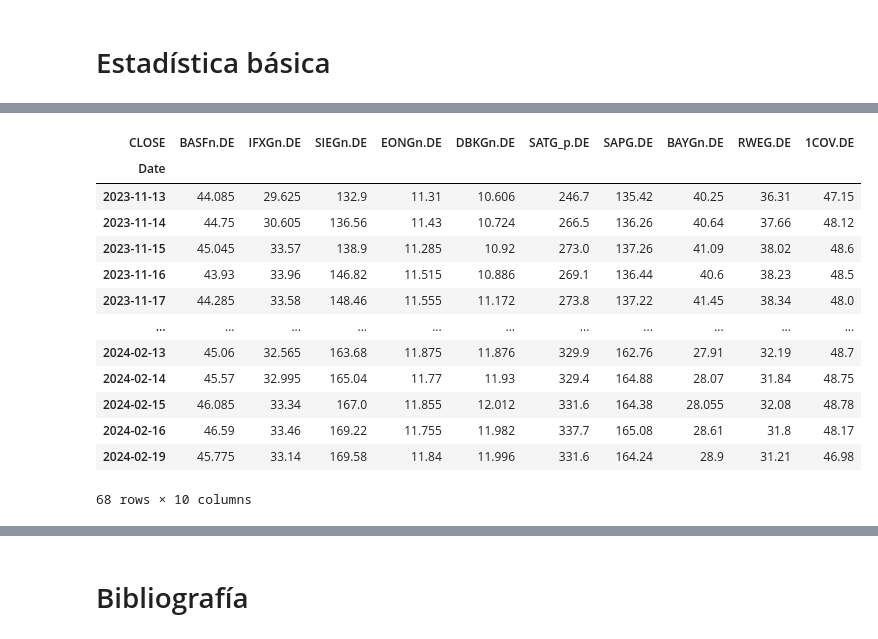
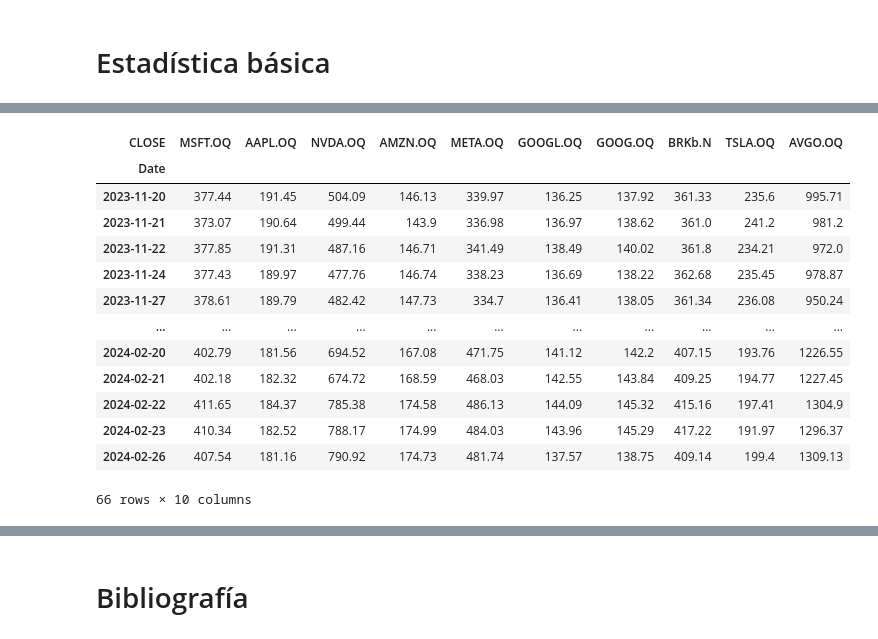
Before and after one commit to neftalivldz/finanzas2024, a Jupyter notebook: 01_refinitiv_pandas.ipynb, the cells around one changed output, grey strips where cells are left out. Cells and saved outputs as stored; diff of their text form; code cells hidden in the pictures.

```diff
--- a/01_refinitiv_pandas.ipynb
+++ b/01_refinitiv_pandas.ipynb
@@ -203,0 +241,7 @@ generen grafico para volumen de menor a mayor DJI
+# %%
+ivv = ek.get_data('IVV', ['TR.FundHoldingRIC','TR.FundHoldingName',
+                           'TR.FundPercentageOfFundAssets',
+                           'TR.FundNumberOfShares',
+                           'TR.FundNumberOfSharesChanged'],
+            {'Endnum':'5000'})[0]
+ivv
@@ -477,4 +586,4 @@ df_ts[-10:]
 # %%
-dax_corto = dax['Instrument'][0:10].tolist()
-dax_corto
+ivv_corto = ivv['Holding RIC'][0:10].tolist()
+ivv_corto
 # %% [output]
@@ -497,21 +606,21 @@ print(today, d)
 # %%
-df = ek.get_timeseries(dax_corto, start_date = d, end_date = today, fields='CLOSE', interval="daily")
+df = ek.get_timeseries(ivv_corto, start_date = d, end_date = today, fields='CLOSE', interval="daily")
 df
 # %% [output]
-| CLOSE | BASFn.DE | IFXGn.DE | SIEGn.DE | EONGn.DE | DBKGn.DE | SATG_p.DE | SAPG.DE | BAYGn.DE | RWEG.DE | 1COV.DE |
+| CLOSE | MSFT.OQ | AAPL.OQ | NVDA.OQ | AMZN.OQ | META.OQ | GOOGL.OQ | GOOG.OQ | BRKb.N | TSLA.OQ | AVGO.OQ |
 | Date |  |  |  |  |  |  |  |  |  |  |
-| 2023-11-13 | 44.085 | 29.625 | 132.9 | 11.31 | 10.606 | 246.7 | 135.42 | 40.25 | 36.31 | 47.15 |
-| 2023-11-14 | 44.75 | 30.605 | 136.56 | 11.43 | 10.724 | 266.5 | 136.26 | 40.64 | 37.66 | 48.12 |
-| 2023-11-15 | 45.045 | 33.57 | 138.9 | 11.285 | 10.92 | 273.0 | 137.26 | 41.09 | 38.02 | 48.6 |
-| 2023-11-16 | 43.93 | 33.96 | 146.82 | 11.515 | 10.886 | 269.1 | 136.44 | 40.6 | 38.23 | 48.5 |
-| 2023-11-17 | 44.285 | 33.58 | 148.46 | 11.555 | 11.172 | 273.8 | 137.22 | 41.45 | 38.34 | 48.0 |
+| 2023-11-20 | 377.44 | 191.45 | 504.09 | 146.13 | 339.97 | 136.25 | 137.92 | 361.33 | 235.6 | 995.71 |
+| 2023-11-21 | 373.07 | 190.64 | 499.44 | 143.9 | 336.98 | 136.97 | 138.62 | 361.0 | 241.2 | 981.2 |
+| 2023-11-22 | 377.85 | 191.31 | 487.16 | 146.71 | 341.49 | 138.49 | 140.02 | 361.8 | 234.21 | 972.0 |
+| 2023-11-24 | 377.43 | 189.97 | 477.76 | 146.74 | 338.23 | 136.69 | 138.22 | 362.68 | 235.45 | 978.87 |
+| 2023-11-27 | 378.61 | 189.79 | 482.42 | 147.73 | 334.7 | 136.41 | 138.05 | 361.34 | 236.08 | 950.24 |
 | ... | ... | ... | ... | ... | ... | ... | ... | ... | ... | ... |
-| 2024-02-13 | 45.06 | 32.565 | 163.68 | 11.875 | 11.876 | 329.9 | 162.76 | 27.91 | 32.19 | 48.7 |
-| 2024-02-14 | 45.57 | 32.995 | 165.04 | 11.77 | 11.93 | 329.4 | 164.88 | 28.07 | 31.84 | 48.75 |
-| 2024-02-15 | 46.085 | 33.34 | 167.0 | 11.855 | 12.012 | 331.6 | 164.38 | 28.055 | 32.08 | 48.78 |
-| 2024-02-16 | 46.59 | 33.46 | 169.22 | 11.755 | 11.982 | 337.7 | 165.08 | 28.61 | 31.8 | 48.17 |
-| 2024-02-19 | 45.775 | 33.14 | 169.58 | 11.84 | 11.996 | 331.6 | 164.24 | 28.9 | 31.21 | 46.98 |
+| 2024-02-20 | 402.79 | 181.56 | 694.52 | 167.08 | 471.75 | 141.12 | 142.2 | 407.15 | 193.76 | 1226.55 |
+| 2024-02-21 | 402.18 | 182.32 | 674.72 | 168.59 | 468.03 | 142.55 | 143.84 | 409.25 | 194.77 | 1227.45 |
+| 2024-02-22 | 411.65 | 184.37 | 785.38 | 174.58 | 486.13 | 144.09 | 145.32 | 415.16 | 197.41 | 1304.9 |
+| 2024-02-23 | 410.34 | 182.52 | 788.17 | 174.99 | 484.03 | 143.96 | 145.29 | 417.22 | 191.97 | 1296.37 |
+| 2024-02-26 | 407.54 | 181.16 | 790.92 | 174.73 | 481.74 | 137.57 | 138.75 | 409.14 | 199.4 | 1309.13 |
-68 rows × 10 columns
+66 rows × 10 columns
 # %%
 df.describe()
 # %% [output]
```
Also changed, not shown: parts of 28 cells of this notebook, 1 other file.
